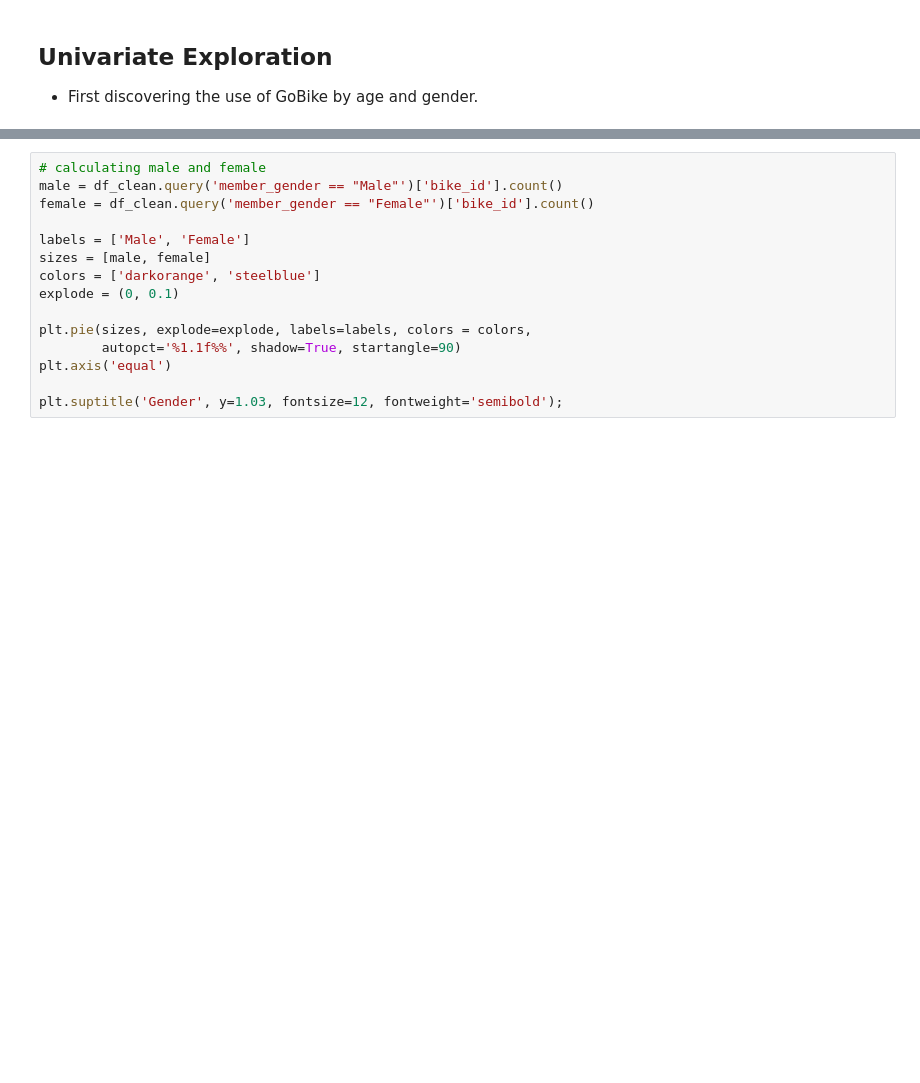
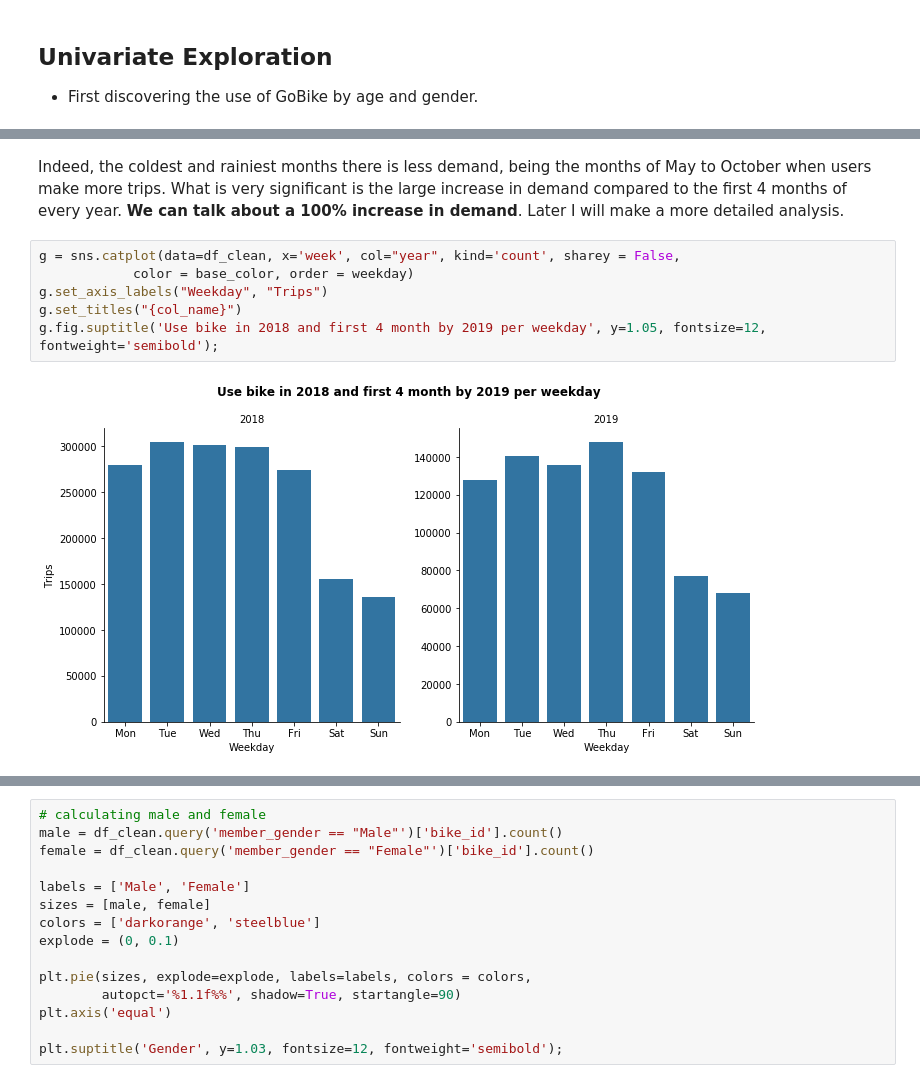
Before and after one commit to apozuelog/Data-visualization-project, a Jupyter notebook: exploration.ipynb, the cells around one changed output, grey strips where cells are left out. Drawn from its saved outputs; the diff is of its cells as text; blank space fills up the shorter version.

```diff
--- a/exploration.ipynb
+++ b/exploration.ipynb
@@ -272,0 +299,12 @@ dtype: object
+# %% [markdown]
+Indeed, the coldest and rainiest months there is less demand, being the months of May to October when users make more trips.
+What is very significant is the large increase in demand compared to the first 4 months of every year. **We can talk about a 100% increase in demand**.
+Later I will make a more detailed analysis.
+# %%
+g = sns.catplot(data=df_clean, x='week', col="year", kind='count', sharey = False,
+            color = base_color, order = weekday)
+g.set_axis_labels("Weekday", "Trips")
+g.set_titles("{col_name}")
+g.fig.suptitle('Use bike in 2018 and first 4 month by 2019 per weekday', y=1.05, fontsize=12, fontweight='semibold');
+# %% [output]
+[figure, added]
```
Also changed, not shown: parts of 11 cells of this notebook.
